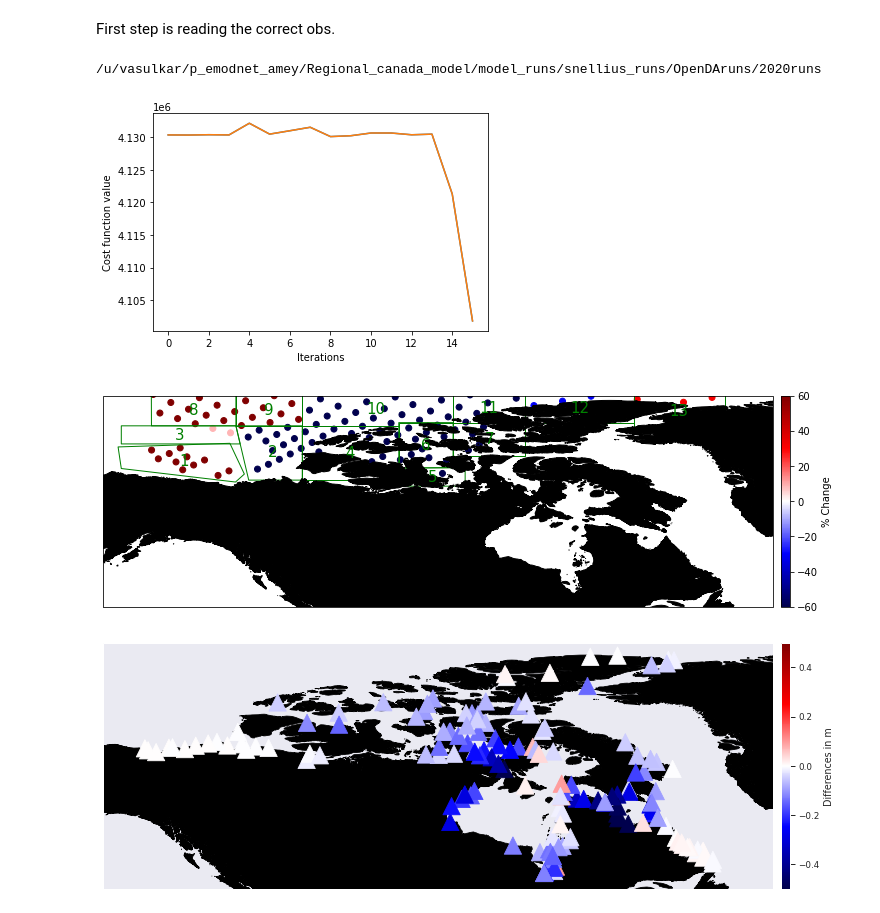
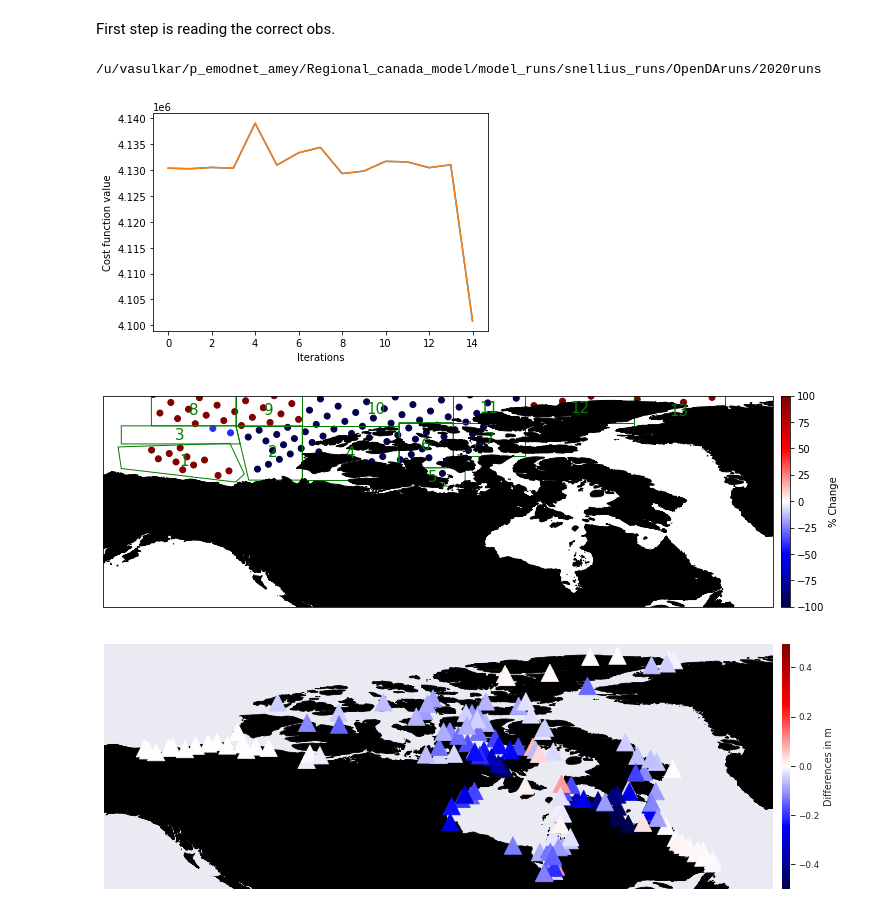
Before and after one commit to AmeyV05/Regional_canada_model, a Jupyter notebook: postprocessing/calibration/Processmodelruns.ipynb, the cells around one changed output. Drawn from its saved outputs; the diff is of its cells as text; code cells hidden in the pictures.

```diff
--- a/postprocessing/calibration/Processmodelruns.ipynb
+++ b/postprocessing/calibration/Processmodelruns.ipynb
@@ -158,31 +158,31 @@ def plotrmse(modrmse,Lonvec,Latvec,fname):
 # %%
 #function defintion.
 typ='vis'
 runsfolder=os.path.join(path1,'model_runs','snellius_runs','OpenDAruns','2020runs')
 print(runsfolder)
-simulationame='Canadamodel_v1.1'
+simulationame='Canadamodel_v1.3'
 CFfname='CF_'+simulationame+'.jpg'
-optworkdir=str(18)
+optworkdir=str(17)
 if typ=='bathy':
     paramfilename='bathy_correction_20_v5.xyz'
     templateparamfilename='bathy_correction_template_20_v5.xyz'
     (modrmse_both_8r3,perparamchange_bathy,tempparam_bathy,plon_bathy,plat_bathy)=processruns(runsfolder,simulationame,CFfname,optworkdir,paramfilename,templateparamfilename)
     #mix15 bounds
 elif typ=='bf':
     paramfilename='bf_correction_16_v4.xyz'
     templateparamfilename='bf_correction_template_16_v4.xyz'
     (modrmse_both_42r1,perparamchange_bf,tempparam_bf,plon_bf,plat_bf)=processruns(runsfolder,simulationame,CFfname,optworkdir,paramfilename,templateparamfilename)
 else:
     paramfilename='viscosity_correction_13_v1.xyz'
     templateparamfilename='viscosity_correction_template_13_v1.xyz'
     (modrmse_both_42r1,perparamchange_vis,tempparam_vis,plon_vis,plat_vis)=processruns(runsfolder,simulationame,CFfname,optworkdir,paramfilename,templateparamfilename)
 #standardmod rmse:
 (stanmodrmse,perparamchange_bfs,tempparam_bfs,plon_bfs,plat_bfs)=processruns(runsfolder,simulationame,CFfname,str(2),paramfilename,templateparamfilename)
 # rmsefname=os.path.join(path1,'postprocessing','calibration','figures','RMSEOPT_4.1r.1_Sep.jpg')
 # plotrmse(modrmse_both_5r1,Lonvec,Latvec,rmsefname)
 # %% [output]
 /u/vasulkar/p_emodnet_amey/Regional_canada_model/model_runs/snellius_runs/OpenDAruns/2020runs
-[figure, old version]
+[figure, new version]
 # %%
 #batthy
 # poldf=pd.read_csv('/u/vasulkar/p_emodnet_amey/Regional_canada_model/model_development/Openda_models/Parameters/Polygon_crreation/PolVertices_2.csv')
@@ -230,12 +230,12 @@ def plotparamvalue(plon,plat,paramvalue,polydict,fname):
     # plt.title('% Change bathymetry', fontsize=20)
     fig.savefig(fname,dpi=300)
 # %%
-parafname=os.path.join(path1,'postprocessing','calibration','figures','viscorr_v1.1.jpg')
+parafname=os.path.join(path1,'postprocessing','calibration','figures','viscorr_v1.3.jpg')
 # plotparamvalue(plon_bf,plat_bf,perparamchange_bf,polydict,parafname)
 # plotparamvalue(plon_bathy,plat_bathy,perparamchange_bathy,polydict,parafname)
 plotparamvalue(plon_vis,plat_vis,perparamchange_vis,polydict,parafname)
 # %% [output]
-[figure, old version]
+[figure, new version]
 # %%
 sns.set_theme("paper")
 def plotrmsediff(modrmse1,modrmse2,Lonvec,Latvec,fname):
```
Also changed, not shown: parts of 7 cells of this notebook, 17 other files.
